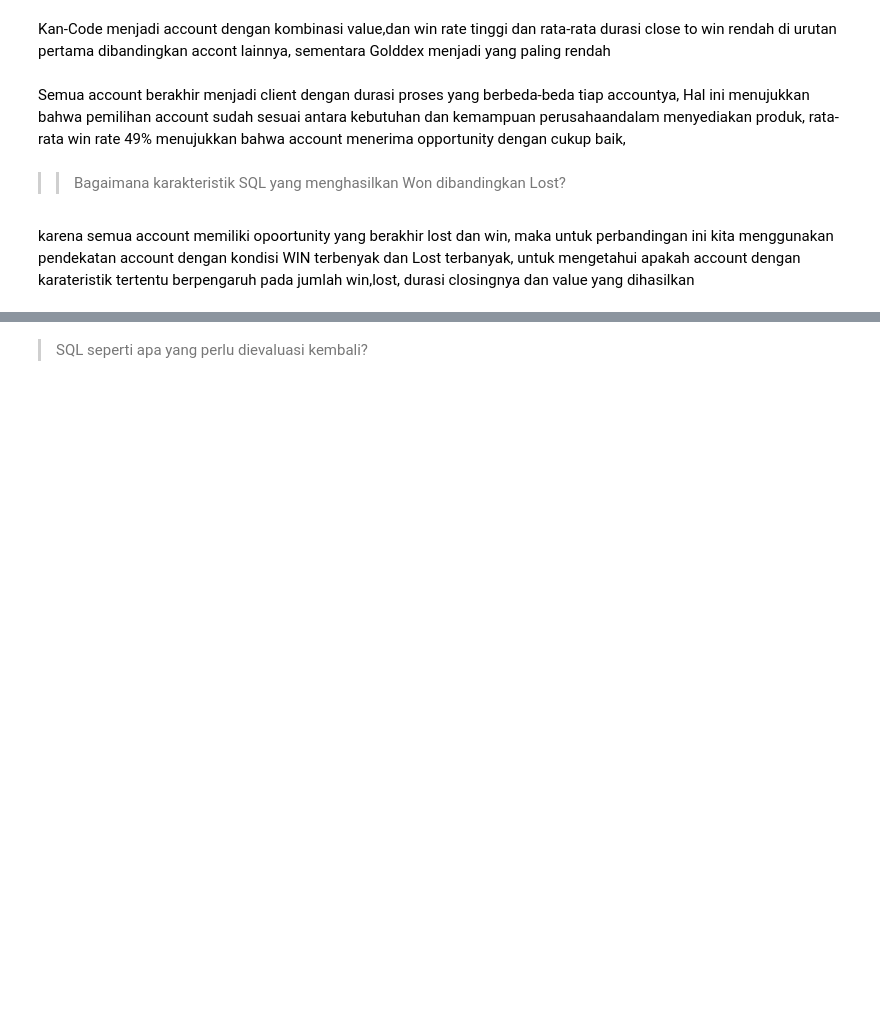
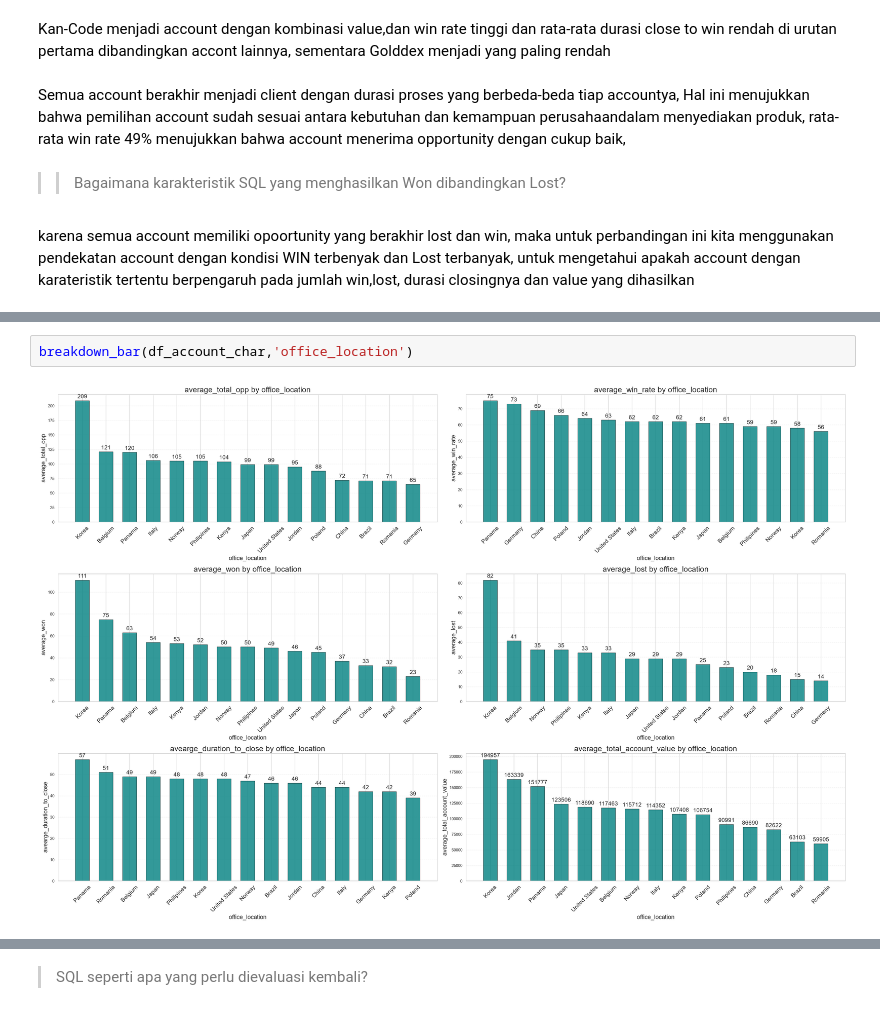
Before and after one commit to hlmtssilvia/B2B_Hardware_Sales_Performance_Analysis, a Jupyter notebook: account_performance.ipynb, the cells around one changed output, grey strips where cells are left out. Cells and saved outputs as stored; diff of their text form; blank space fills up the shorter version.

```diff
--- a/account_performance.ipynb
+++ b/account_performance.ipynb
@@ -822,0 +655,4 @@ plt.show()
+# %%
+breakdown_bar(df_account_char,'office_location')
+# %% [output]
+[figure, added]
```
Also changed, not shown: parts of 31 cells of this notebook, 2 other files.
